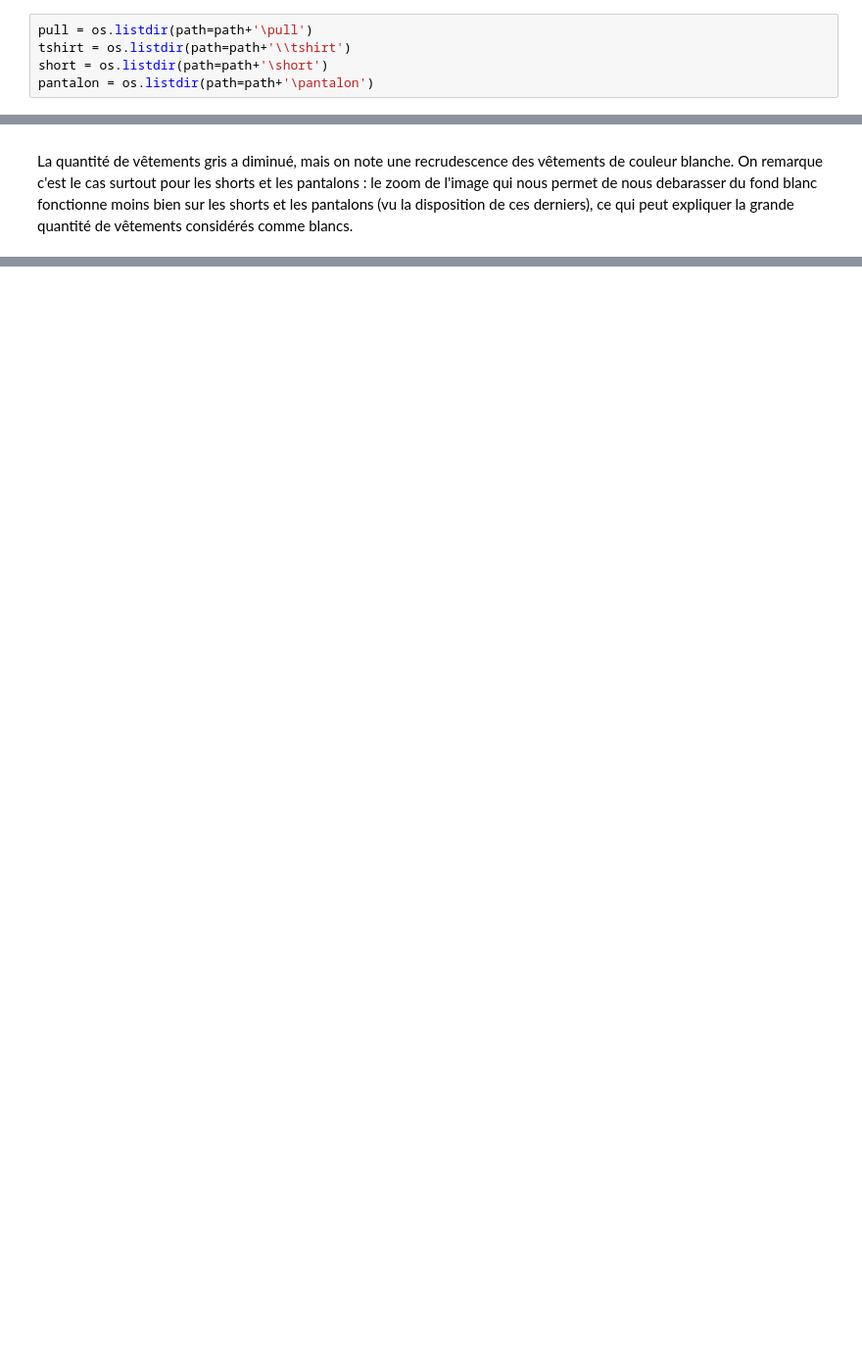
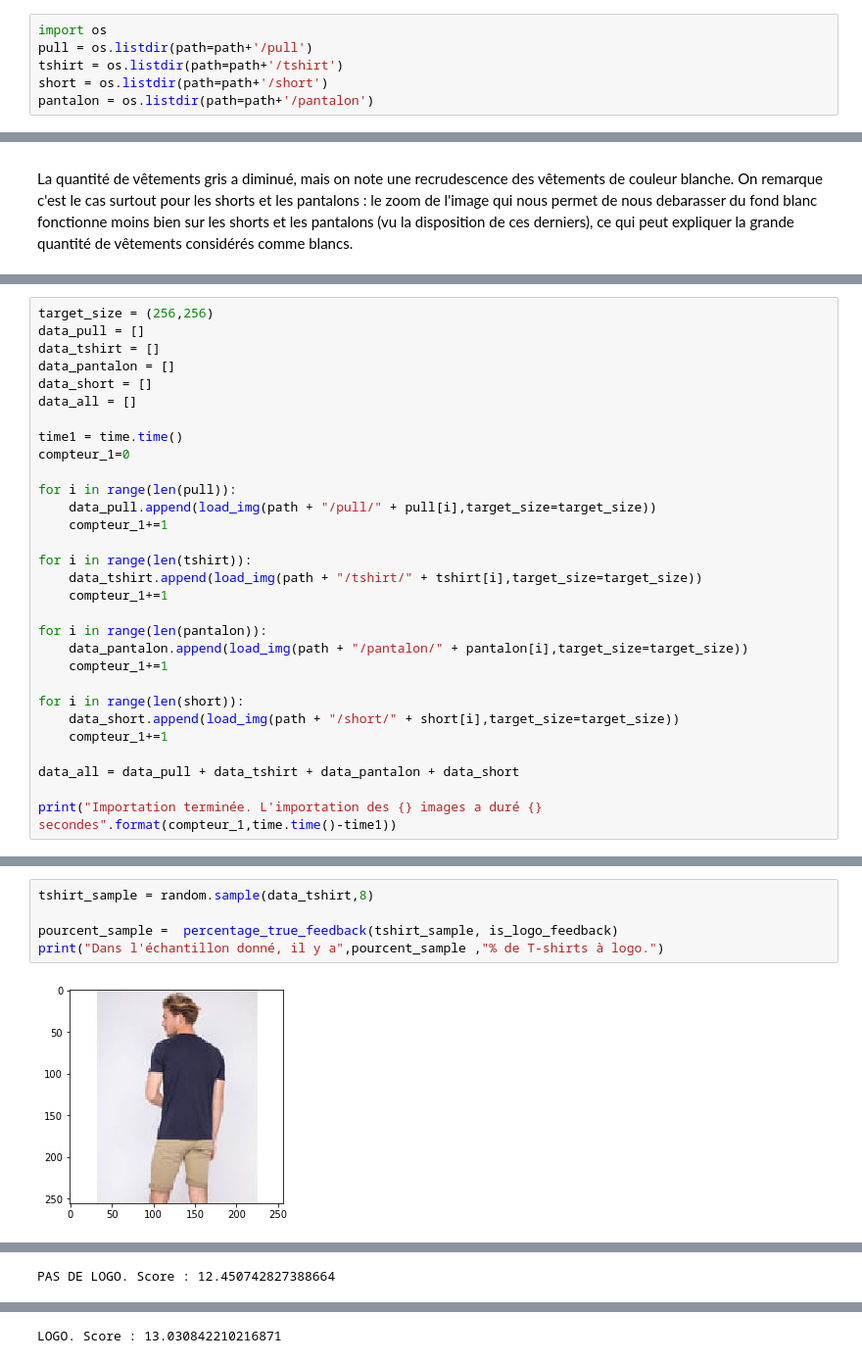
Before and after one commit to ENSAE-Projet-Info/main, a Jupyter notebook: notebook.ipynb, the cells around one changed output, grey strips where cells are left out. Shown at 98% size. Saved outputs shown, nothing was run; the diff lists cells and outputs as text; blank space fills up the shorter version.

```diff
--- a/notebook.ipynb
+++ b/notebook.ipynb
@@ -13,6 +25,7 @@ Ensuite, nous chargeons chaque classe de donnée dans une variable composé du n
 # %%
-pull = os.listdir(path=path+'\pull')
-tshirt = os.listdir(path=path+'\\tshirt')
-short = os.listdir(path=path+'\short')
-pantalon = os.listdir(path=path+'\pantalon')
+import os
+pull = os.listdir(path=path+'/pull')
+tshirt = os.listdir(path=path+'/tshirt')
+short = os.listdir(path=path+'/short')
+pantalon = os.listdir(path=path+'/pantalon')
 # %% [markdown]
@@ -232,0 +269,30 @@ La quantité de vêtements gris a diminué, mais on note une recrudescence des v
+# %%
+target_size = (256,256)
+data_pull = []
+data_tshirt = []
+data_pantalon = []
+data_short = []
+data_all = []
+
+time1 = time.time()
+compteur_1=0
+
+for i in range(len(pull)):
+    data_pull.append(load_img(path + "/pull/" + pull[i],target_size=target_size))
+    compteur_1+=1
+
+for i in range(len(tshirt)):
+    data_tshirt.append(load_img(path + "/tshirt/" + tshirt[i],target_size=target_size))
+    compteur_1+=1
+
+for i in range(len(pantalon)):
+    data_pantalon.append(load_img(path + "/pantalon/" + pantalon[i],target_size=target_size))
+    compteur_1+=1
+
+for i in range(len(short)):
+    data_short.append(load_img(path + "/short/" + short[i],target_size=target_size))
+    compteur_1+=1
+
+data_all = data_pull + data_tshirt + data_pantalon + data_short
+
+print("Importation terminée. L'importation des {} images a duré {} secondes".format(compteur_1,time.time()-time1))
@@ -232,0 +473,7 @@ La quantité de vêtements gris a diminué, mais on note une recrudescence des v
+# %%
+tshirt_sample = random.sample(data_tshirt,8)
+
+pourcent_sample =  percentage_true_feedback(tshirt_sample, is_logo_feedback)
+print("Dans l'échantillon donné, il y a",pourcent_sample ,"% de T-shirts à logo.")
+# %% [output]
+[figure, added]
@@ -232,0 +481 @@ La quantité de vêtements gris a diminué, mais on note une recrudescence des v
+PAS DE LOGO. Score : 12.450742827388664
@@ -232,0 +484 @@ La quantité de vêtements gris a diminué, mais on note une recrudescence des v
+LOGO. Score : 13.030842210216871
```
Also changed, not shown: parts of 65 cells of this notebook.
